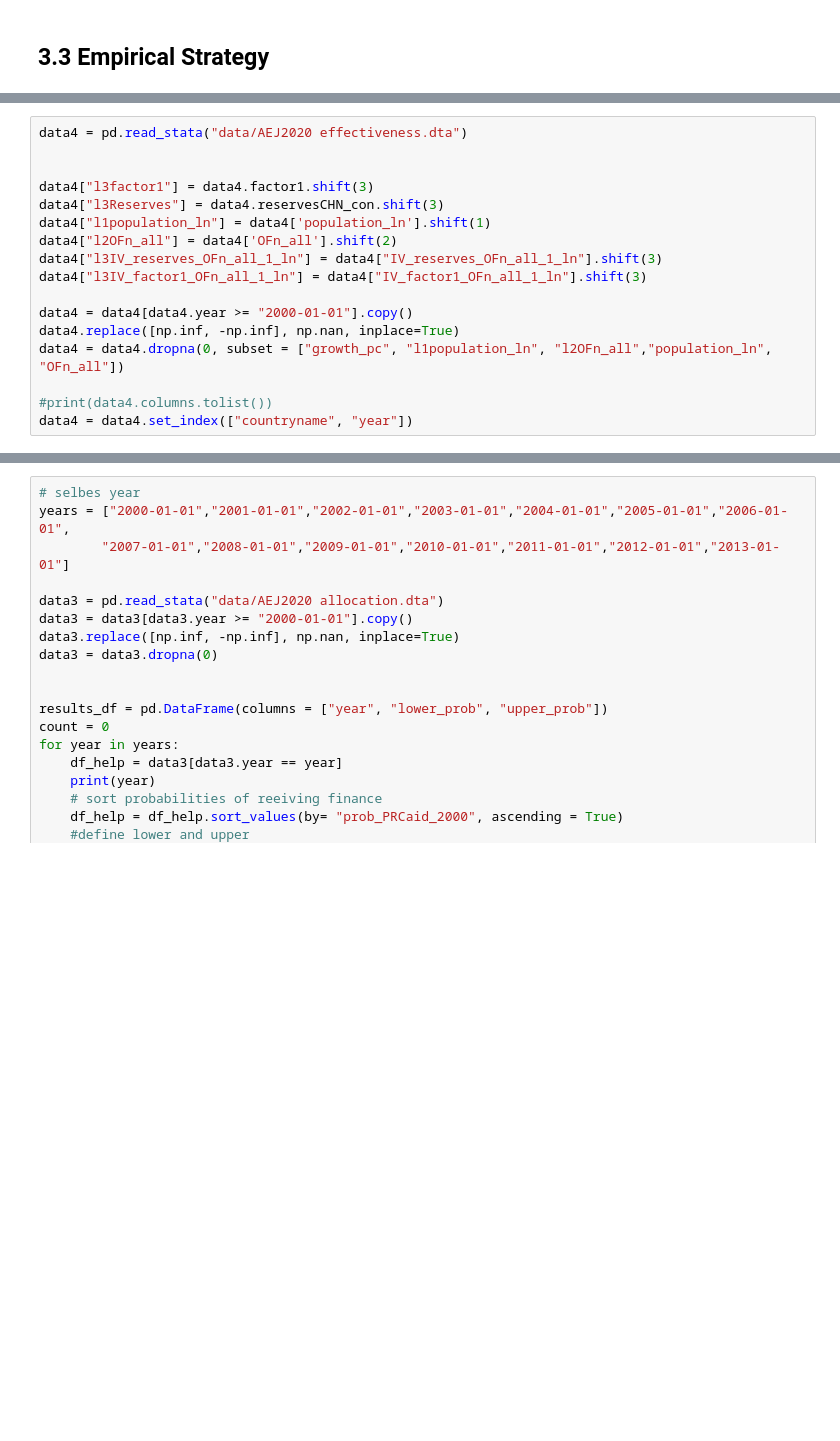
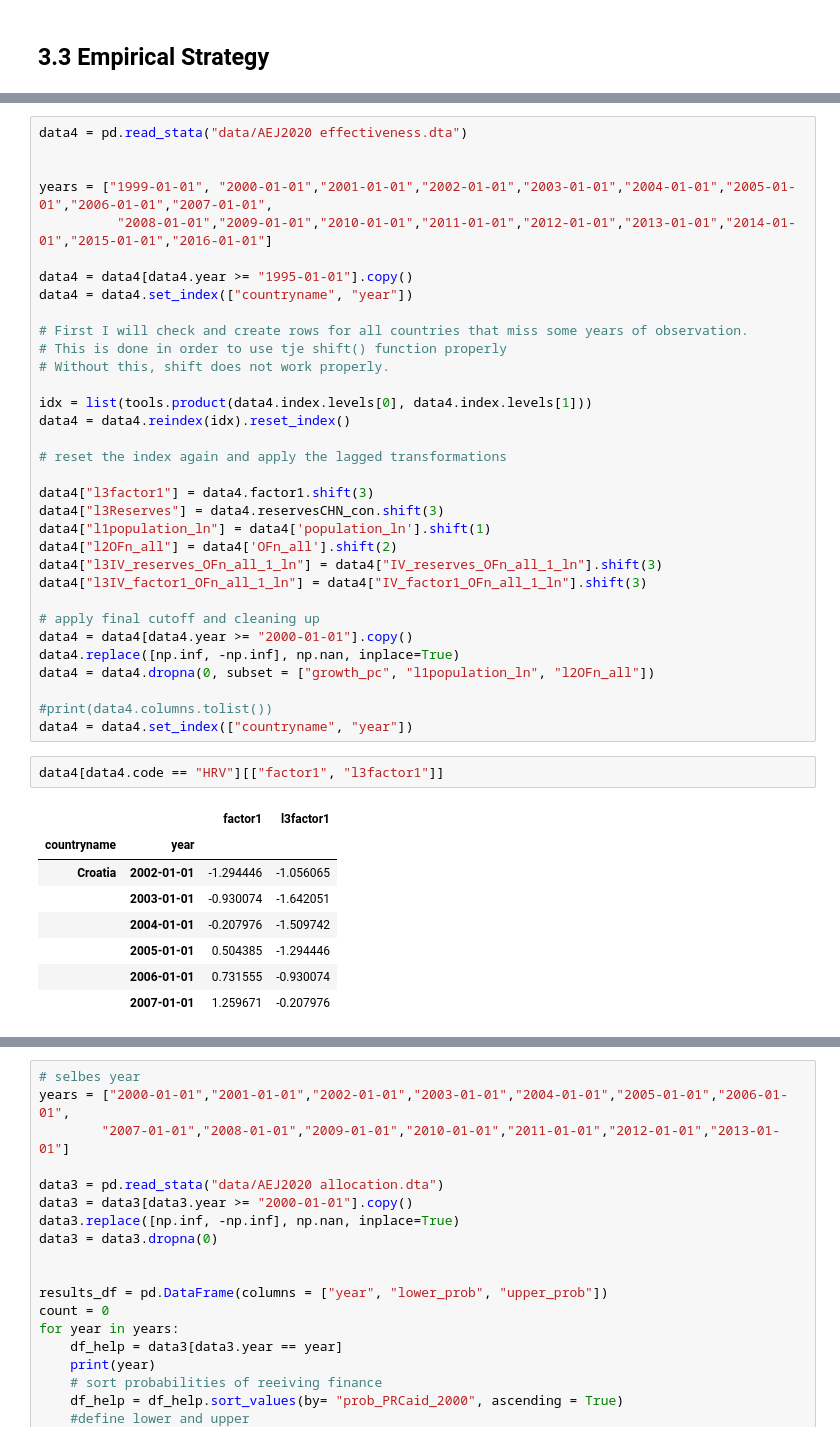
Before and after one commit to JonathanWillnow/ose-data-science-course-project-JonathanWillnow, a Jupyter notebook: JonathanWillnowOSE.ipynb, the cells around one changed output, grey strips where cells are left out. Saved outputs shown, nothing was run; the diff lists cells and outputs as text; blank space fills up the shorter version.

```diff
--- a/JonathanWillnowOSE.ipynb
+++ b/JonathanWillnowOSE.ipynb
@@ -858,6 +951,21 @@ See the caveats in the documentation: https://pandas.pydata.org/pandas-docs/stab
 # %%
 data4 = pd.read_stata("data/AEJ2020 effectiveness.dta")
 
+
+years = ["1999-01-01", "2000-01-01","2001-01-01","2002-01-01","2003-01-01","2004-01-01","2005-01-01","2006-01-01","2007-01-01",
+          "2008-01-01","2009-01-01","2010-01-01","2011-01-01","2012-01-01","2013-01-01","2014-01-01","2015-01-01","2016-01-01"]
+
+data4 = data4[data4.year >= "1995-01-01"].copy()
+data4 = data4.set_index(["countryname", "year"])
+
+# First I will check and create rows for all countries that miss some years of observation.
+# This is done in order to use tje shift() function properly
+# Without this, shift does not work properly.
+
+idx = list(tools.product(data4.index.levels[0], data4.index.levels[1]))
+data4 = data4.reindex(idx).reset_index()
+
+# reset the index again and apply the lagged transformations
 
 data4["l3factor1"] = data4.factor1.shift(3)
 data4["l3Reserves"] = data4.reservesCHN_con.shift(3)
@@ -866,9 +974,21 @@ data4["l2OFn_all"] = data4['OFn_all'].shift(2)
 data4["l3IV_reserves_OFn_all_1_ln"] = data4["IV_reserves_OFn_all_1_ln"].shift(3)
 data4["l3IV_factor1_OFn_all_1_ln"] = data4["IV_factor1_OFn_all_1_ln"].shift(3)
 
+# apply final cutoff and cleaning up
 data4 = data4[data4.year >= "2000-01-01"].copy()
 data4.replace([np.inf, -np.inf], np.nan, inplace=True)
-data4 = data4.dropna(0, subset = ["growth_pc", "l1population_ln", "l2OFn_all","population_ln", "OFn_all"])
+data4 = data4.dropna(0, subset = ["growth_pc", "l1population_ln", "l2OFn_all"])
 
 #print(data4.columns.tolist())
 data4 = data4.set_index(["countryname", "year"])
+# %%
+data4[data4.code == "HRV"][["factor1", "l3factor1"]]
+# %% [output]
+|  |  | factor1 | l3factor1 |
+| countryname | year |  |  |
+| Croatia | 2002-01-01 | -1.294446 | -1.056065 |
+|  | 2003-01-01 | -0.930074 | -1.642051 |
+|  | 2004-01-01 | -0.207976 | -1.509742 |
+|  | 2005-01-01 | 0.504385 | -1.294446 |
+|  | 2006-01-01 | 0.731555 | -0.930074 |
+|  | 2007-01-01 | 1.259671 | -0.207976 |
```
Also changed, not shown: parts of 24 cells of this notebook.
